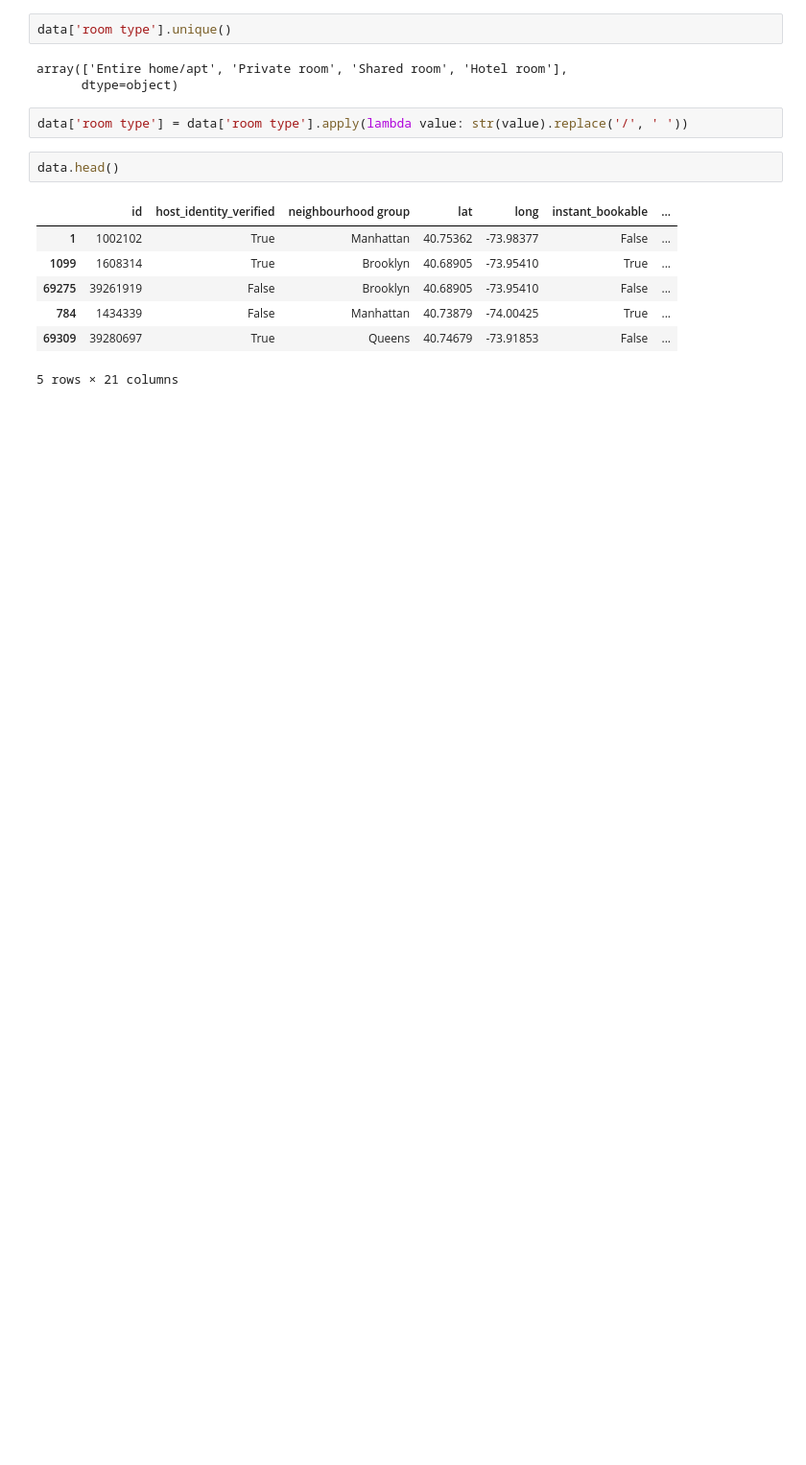
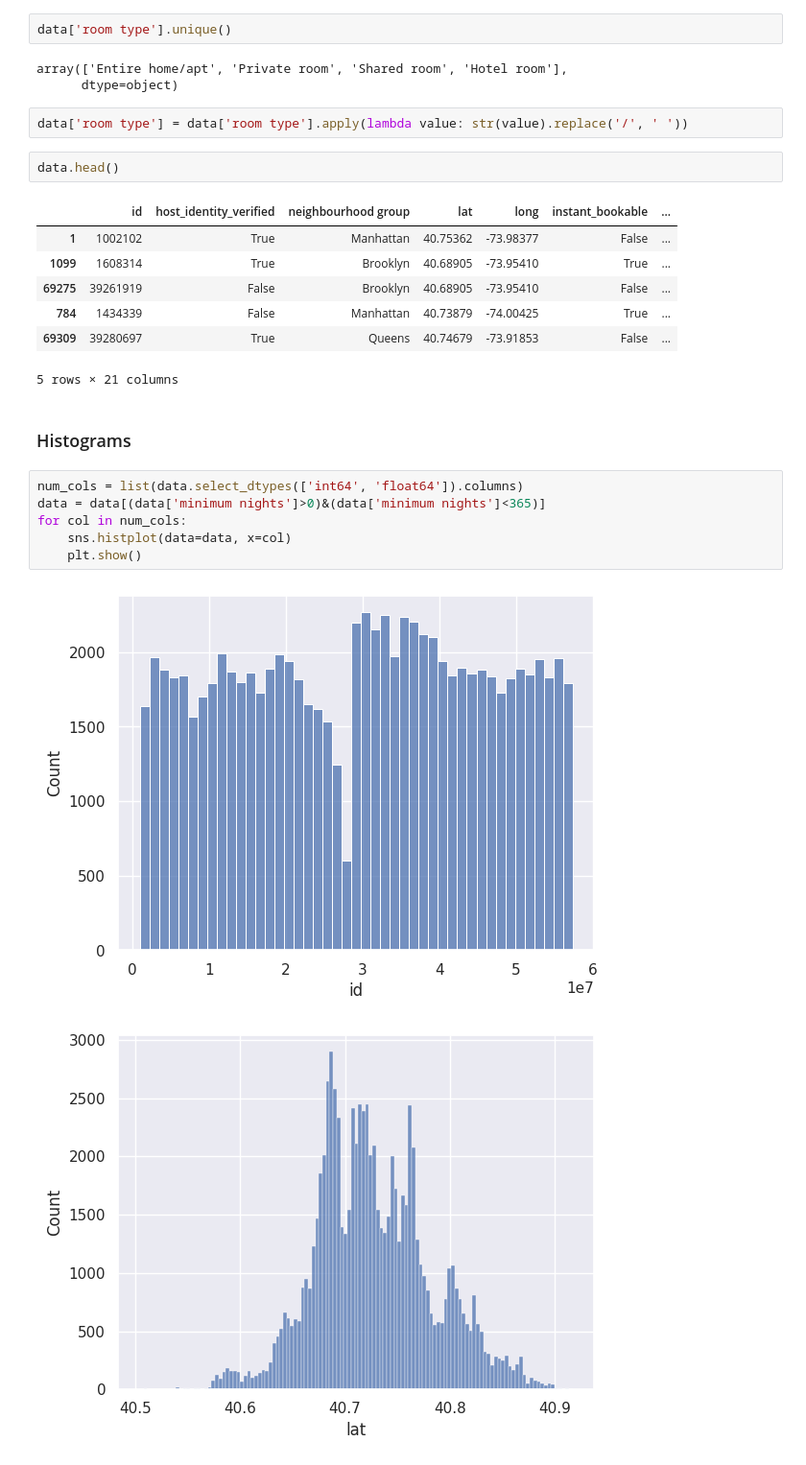
Before and after one commit to rupliwiec/airbnb_analysis, a Jupyter notebook: note.ipynb, the cells around one changed output. Shown at 96% size. Cells and saved outputs as stored; diff of their text form; blank space fills up the shorter version.

Commit message:
Histograms of data

```diff
--- a/note.ipynb
+++ b/note.ipynb
@@ -403,3 +403,14 @@ data.head()
 | 784 | 1434339 | False | Manhattan | 40.73879 | -74.00425 | True | ... |
 | 69309 | 39280697 | True | Queens | 40.74679 | -73.91853 | False | ... |
 5 rows × 21 columns
+# %% [markdown]
+### Histograms
+# %%
+num_cols = list(data.select_dtypes(['int64', 'float64']).columns)
+data = data[(data['minimum nights']>0)&(data['minimum nights']<365)]
+for col in num_cols:
+    sns.histplot(data=data, x=col)
+    plt.show()
+# %% [output]
+[figure, added]
+[figure, added]
```
Also changed, not shown: parts of 4 cells of this notebook.
